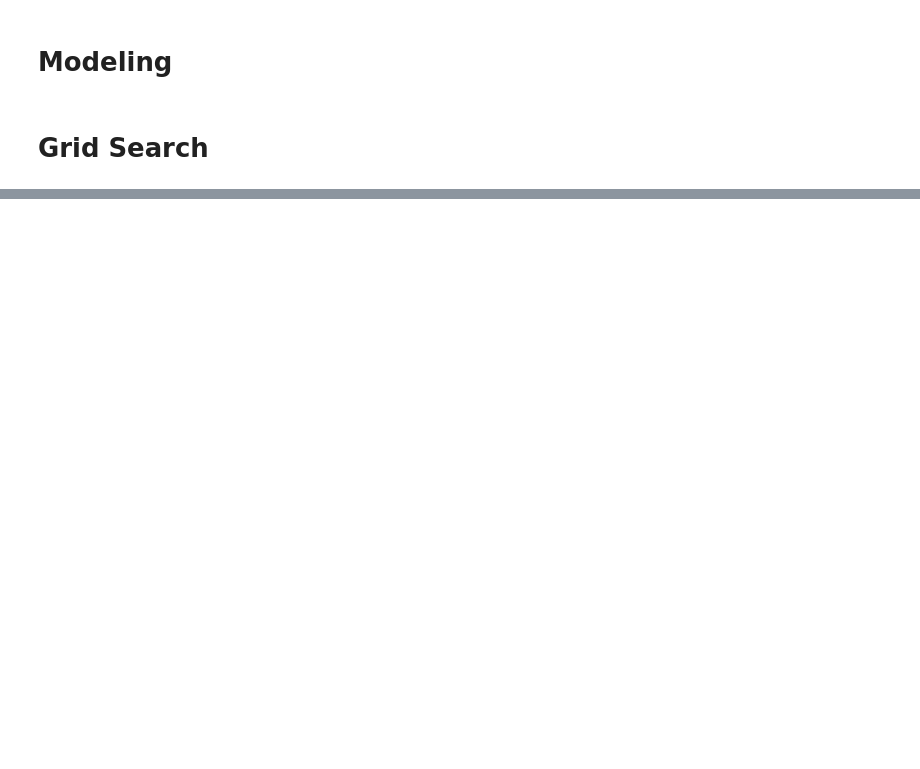
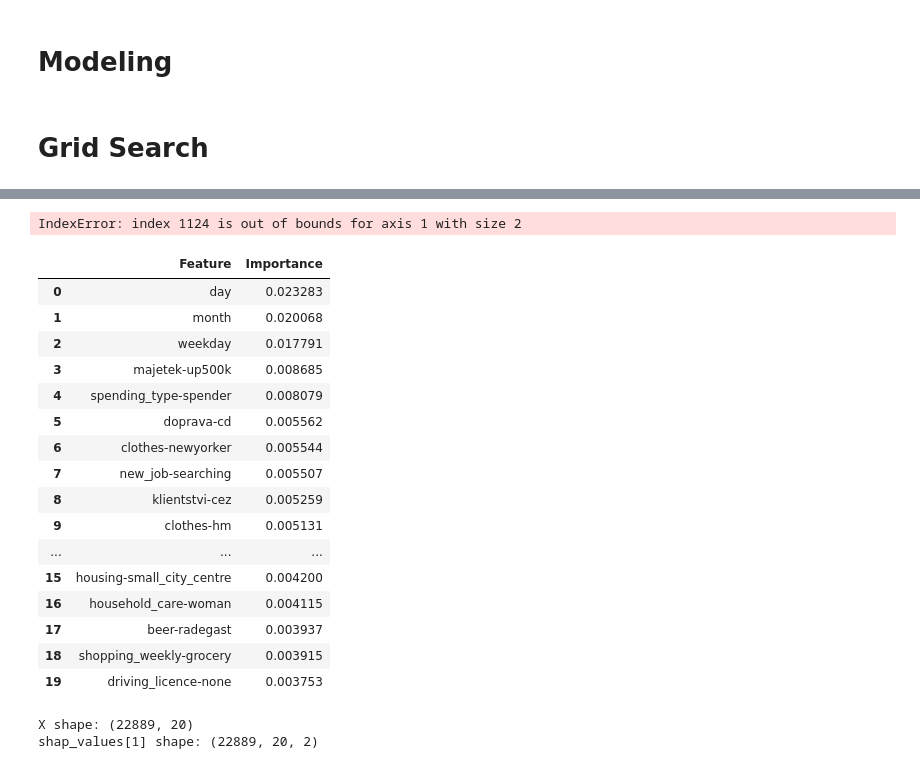
Before and after one commit to vuva00/DP-DataEight, a Jupyter notebook: sandbox/data_prep-modeling.ipynb, the cells around one changed output, grey strips where cells are left out. Cells and saved outputs as stored; diff of their text form; code cells hidden in the pictures; blank space fills up the shorter version.

```diff
--- a/sandbox/data_prep-modeling.ipynb
+++ b/sandbox/data_prep-modeling.ipynb
@@ -448,0 +508,40 @@ plot_confusion_matrices(cm_dict)
+# %%
+
+X_top3 = X[top_features_rf['Feature'].tolist()]
+
+# Find indices of these features in the original X columns
+top_3_indices = [X.columns.get_loc(col) for col in top_3_features]
+
+# Get SHAP values for those features using the correct indices
+shap_values_top3 = shap_values[1][:, top_3_indices]
+
+# Plot (bar is fine, or drop plot_type for default beeswarm)
+shap.summary_plot(shap_values_top3, X_top3, plot_type='bar')
+# %% [output]
+IndexError: index 1124 is out of bounds for axis 1 with size 2
+# %%
+top_features_rf
+# %% [output]
+|  | Feature | Importance |
+| 0 | day | 0.023283 |
+| 1 | month | 0.020068 |
+| 2 | weekday | 0.017791 |
+| 3 | majetek-up500k | 0.008685 |
+| 4 | spending_type-spender | 0.008079 |
+| 5 | doprava-cd | 0.005562 |
+| 6 | clothes-newyorker | 0.005544 |
+| 7 | new_job-searching | 0.005507 |
+| 8 | klientstvi-cez | 0.005259 |
+| 9 | clothes-hm | 0.005131 |
+| ... | ... | ... |
+| 15 | housing-small_city_centre | 0.004200 |
+| 16 | household_care-woman | 0.004115 |
+| 17 | beer-radegast | 0.003937 |
+| 18 | shopping_weekly-grocery | 0.003915 |
+| 19 | driving_licence-none | 0.003753 |
+# %%
+print("X shape:",  X[top_features_rf['Feature'].tolist()].shape)
+print("shap_values[1] shape:", shap_values.shape)
+# %% [output]
+X shape: (22889, 20)
+shap_values[1] shape: (22889, 20, 2)
```
Also changed, not shown: parts of 29 cells of this notebook, 18 other files.
